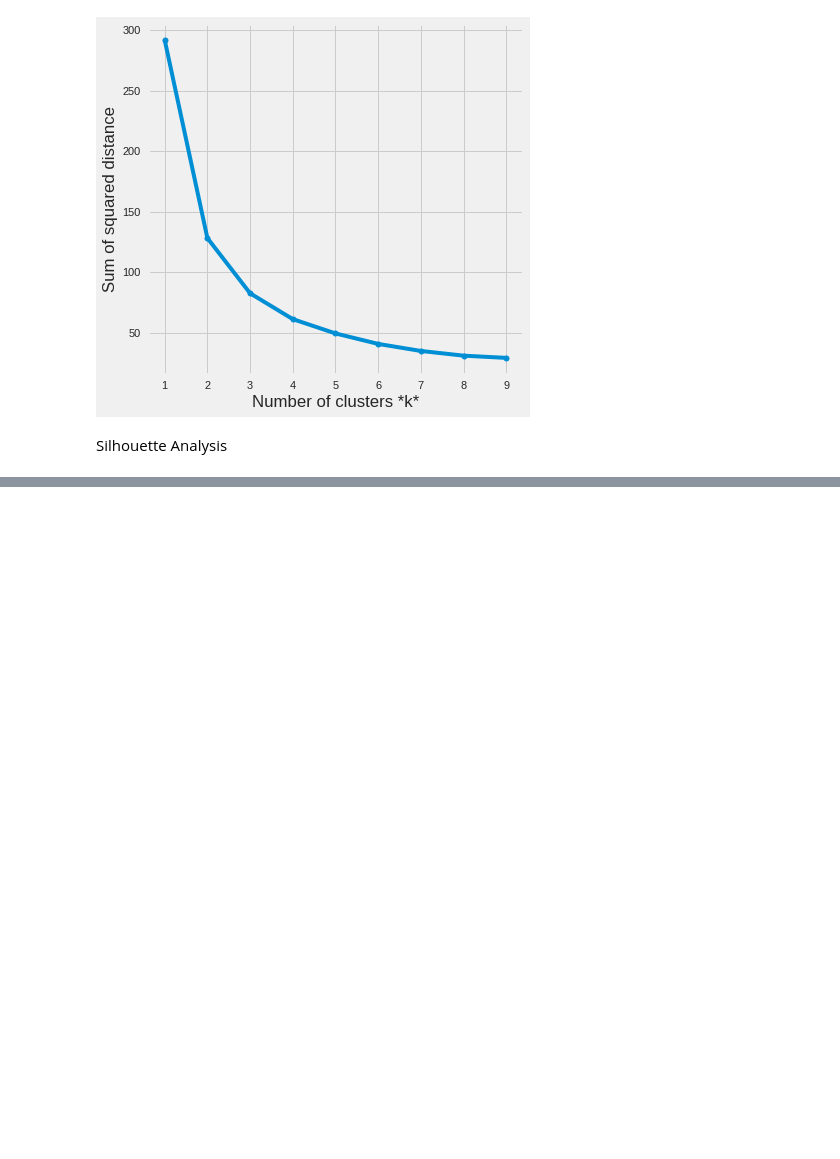
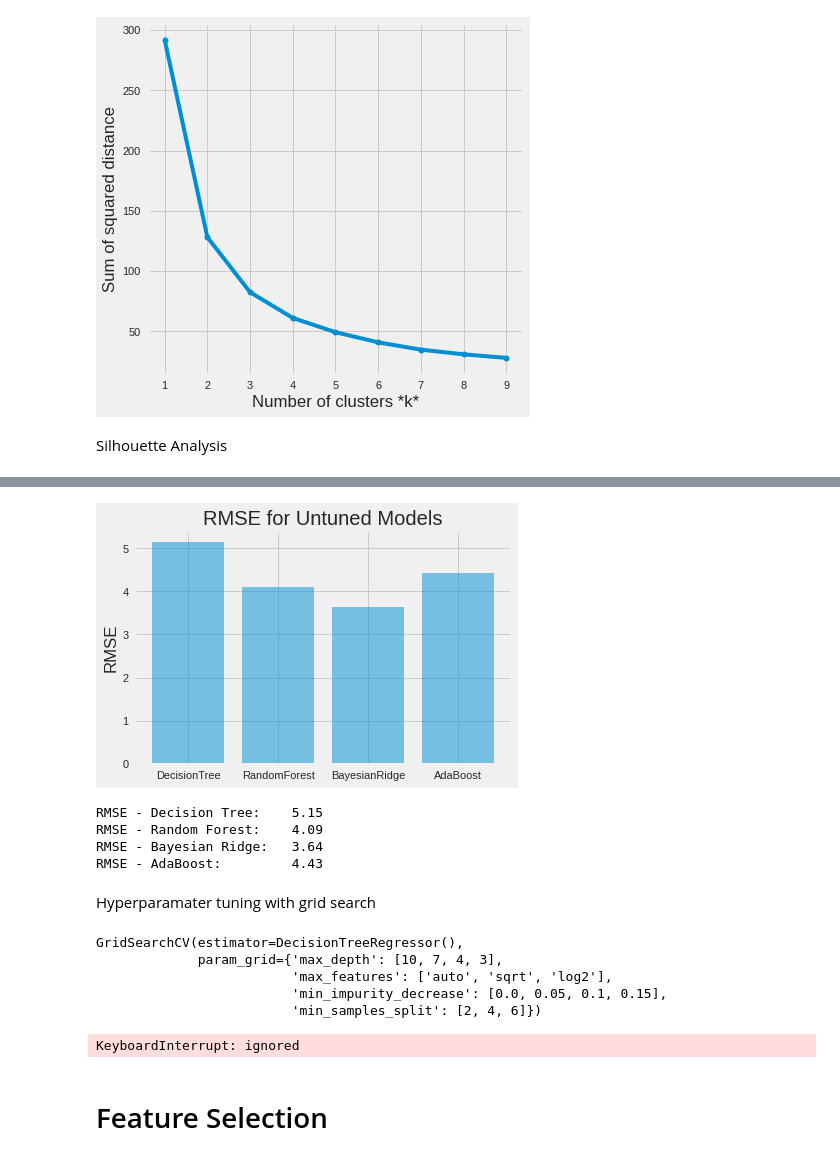
Before and after one commit to CS4641-2021/sports-numbers-fans, a Jupyter notebook: FantasyFootballRecommendation.ipynb, the cells around one changed output, grey strips where cells are left out. Saved outputs shown, nothing was run; the diff lists cells and outputs as text; code cells hidden in the pictures; blank space fills up the shorter version.

```diff
--- a/FantasyFootballRecommendation.ipynb
+++ b/FantasyFootballRecommendation.ipynb
@@ -443,0 +474,52 @@ for i, k in enumerate([2, 3, 4]):
+# %%
+from sklearn.ensemble import RandomForestRegressor
+from sklearn.ensemble import AdaBoostRegressor
+from sklearn.tree import DecisionTreeRegressor
+
+X_train = normalizeDF(df1718.drop(columns=["FantasyPointsPerGamePPR_NextYear","FantasyPointsPPR_NextYear","PlayerID", "ScoreTier_NextYear"]))
+X_test = normalizeDF(df2019.sort_values(by=["PlayerID"]).drop(columns=["FantasyPointsPerGamePPR_NextYear","FantasyPointsPPR_NextYear","PlayerID", "ScoreTier_NextYear"]))
+y_train = df1718["FantasyPointsPerGamePPR_NextYear"]
+y_test = df2019.sort_values(by=["PlayerID"])["FantasyPointsPerGamePPR_NextYear"]
+
+X_test.reset_index(inplace=True, drop=True)
+y_test.reset_index(inplace=True, drop=True)
+# %%
+models = ["DecisionTree", "RandomForest", "BayesianRidge", "AdaBoost"]
+performance = []
+pos = np.arange(len(models))
+
+regr_1 = DecisionTreeRegressor()
+regr_2 = RandomForestRegressor()
+regr_3 = BayesianRidge()
+regr_4 = AdaBoostRegressor()
+regr_1.fit(X_train, y_train)
+regr_2.fit(X_train, y_train)
+regr_3.fit(X_train, y_train)
+regr_4.fit(X_train, y_train)
+
+p1, p2, p3, p4 = regr_1.predict(X_test), regr_2.predict(X_test), regr_3.predict(X_test), regr_4.predict(X_test)
+
+
+performance.append(np.sqrt(np.mean((p1-test_y)**2)))
+performance.append(np.sqrt(np.mean((p2-test_y)**2)))
+performance.append(np.sqrt(np.mean((p3-test_y)**2)))
+performance.append(np.sqrt(np.mean((p4-test_y)**2)))
+
+plt.bar(pos, performance, align='center', alpha=0.5)
+plt.xticks(pos, models)
+plt.ylabel('RMSE')
+plt.title('RMSE for Untuned Models')
+plt.show()
+
+print('RMSE - Decision Tree:\t', f'{performance[0]:,.2f}')
+print("RMSE - Random Forest:\t", f'{performance[1]:,.2f}')
+print("RMSE - Bayesian Ridge:\t", f'{performance[2]:,.2f}')
+print("RMSE - AdaBoost:\t", f'{performance[3]:,.2f}')
+# %% [output]
+[figure, added]
+RMSE - Decision Tree:    5.15
+RMSE - Random Forest:    4.09
+RMSE - Bayesian Ridge:   3.64
+RMSE - AdaBoost:         4.43
+# %% [markdown]
+Hyperparamater tuning with grid search
@@ -443,0 +541,12 @@ for i, k in enumerate([2, 3, 4]):
+# %%
+regr_1.fit(X_train, y_train)
+# %% [output]
+GridSearchCV(estimator=DecisionTreeRegressor(),
+             param_grid={'max_depth': [10, 7, 4, 3],
+                         'max_features': ['auto', 'sqrt', 'log2'],
+                         'min_impurity_decrease': [0.0, 0.05, 0.1, 0.15],
+                         'min_samples_split': [2, 4, 6]})
+# %%
+regr_2.fit(X_train, y_train)
+# %% [output]
+KeyboardInterrupt: ignored
@@ -443,0 +591,2 @@ for i, k in enumerate([2, 3, 4]):
+# %% [markdown]
+# Feature Selection
```
Also changed, not shown: parts of 65 cells of this notebook.
